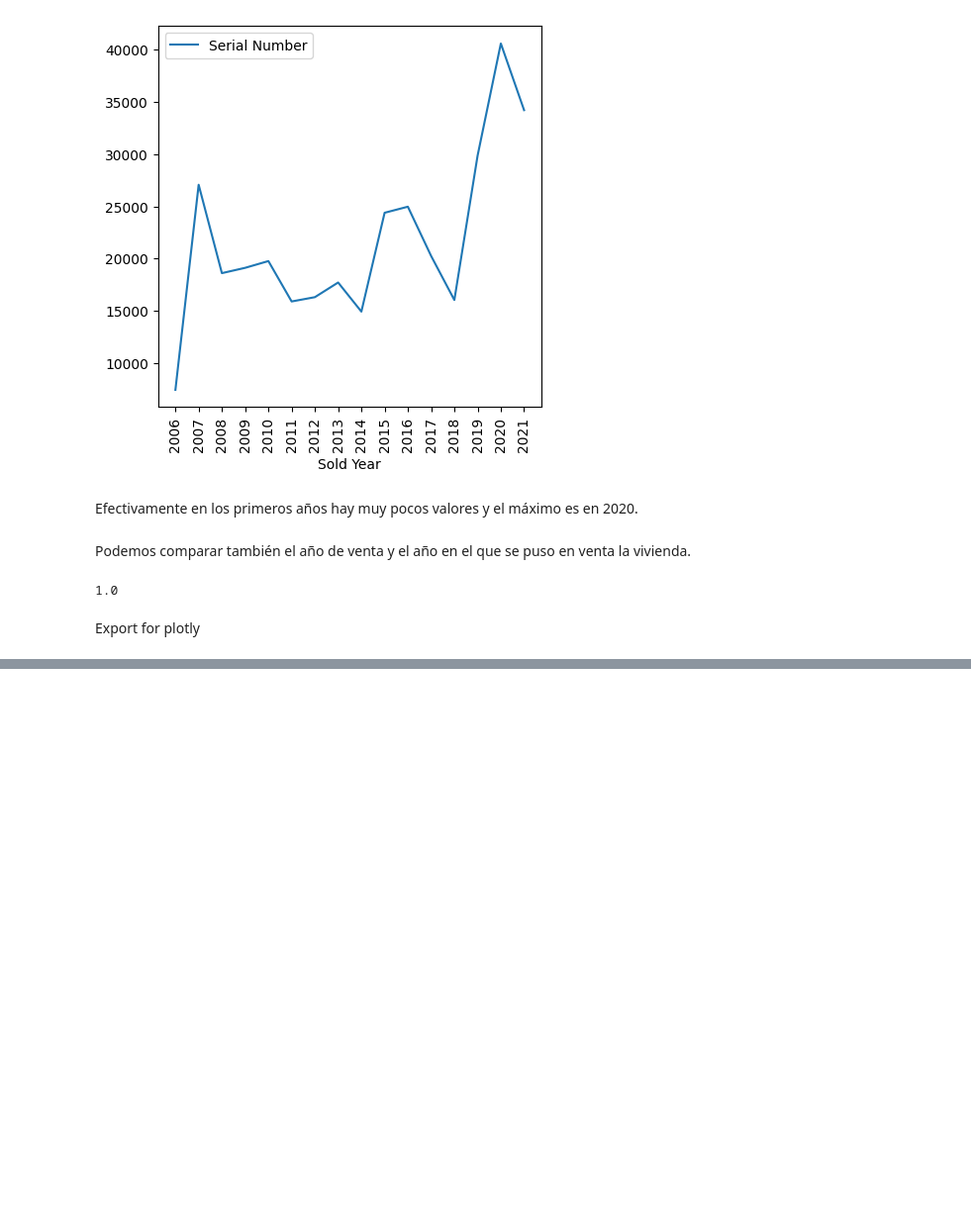
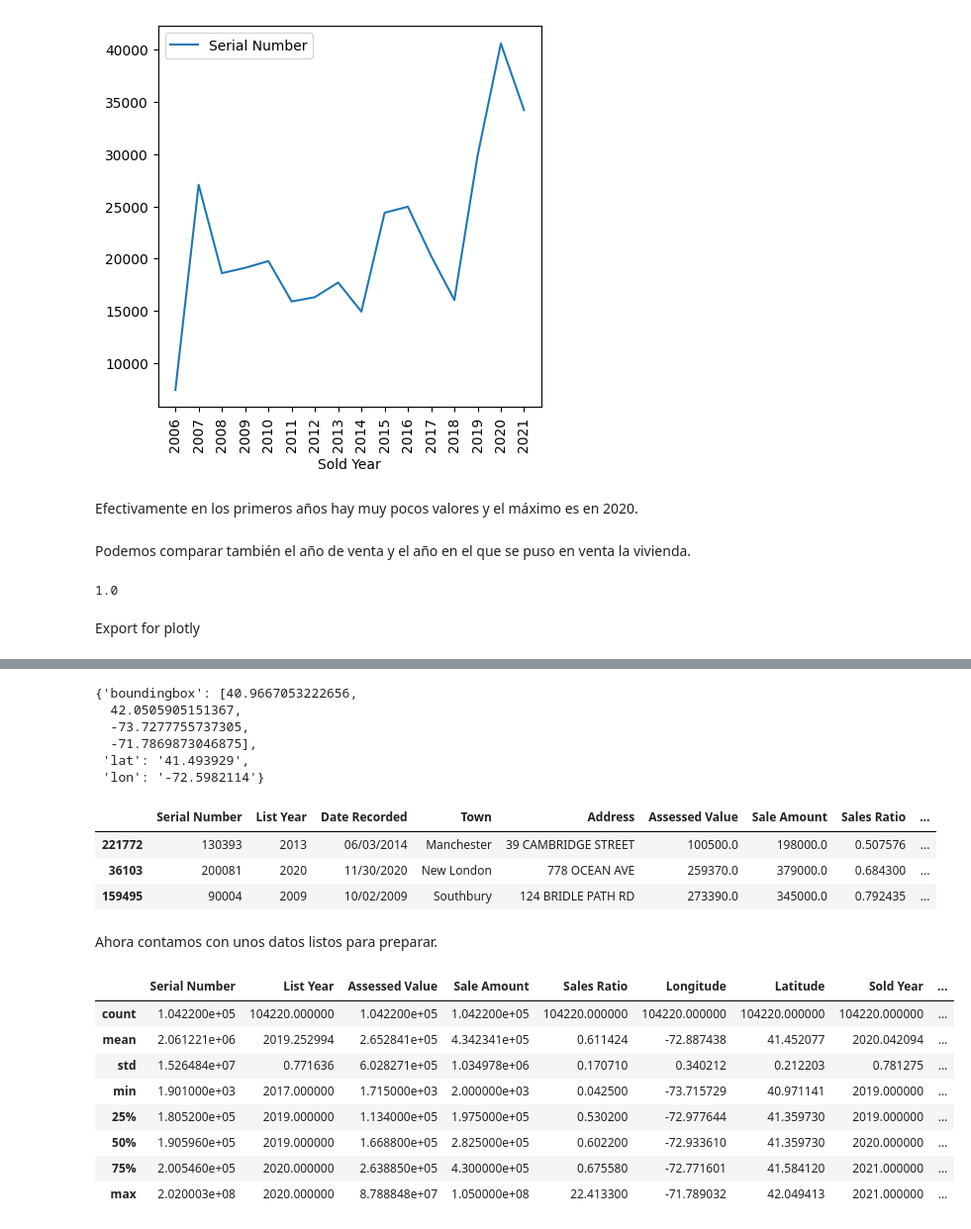
Before and after one commit to emichester/01MIAR_trabajo_final, a Jupyter notebook: Analisis/20230524_Real_State.ipynb, the cells around one changed output, grey strips where cells are left out. Shown at 99% size. Drawn from its saved outputs; the diff is of its cells as text; code cells hidden in the pictures; blank space fills up the shorter version.

```diff
--- a/Analisis/20230524_Real_State.ipynb
+++ b/Analisis/20230524_Real_State.ipynb
@@ -636,0 +717,36 @@ ffdata.to_parquet('datos_para_plotly')
+# %%
+dCon = {"boundingbox":["40.9667053222656","42.0505905151367","-73.7277755737305","-71.7869873046875"],"lat":"41.493929","lon":"-72.5982114"}
+for i,f in enumerate(dCon['boundingbox']):
+    dCon['boundingbox'][i] = float(f)
+display(dCon)
+# %% [output]
+{'boundingbox': [40.9667053222656,
+  42.0505905151367,
+  -73.7277755737305,
+  -71.7869873046875],
+ 'lat': '41.493929',
+ 'lon': '-72.5982114'}
+# %%
+mask = ( (ffdata['Longitude']>=dCon['boundingbox'][2]) & ((ffdata['Longitude']<=dCon['boundingbox'][3]))
+& (ffdata['Latitude']>=dCon['boundingbox'][0]) & ((ffdata['Latitude']<=dCon['boundingbox'][1])) )
+ffdata = ffdata[mask]
+display(ffdata.sample(3))
+# %% [output]
+|  | Serial Number | List Year | Date Recorded | Town | Address | Assessed Value | Sale Amount | Sales Ratio | ... |
+| 221772 | 130393 | 2013 | 06/03/2014 | Manchester | 39 CAMBRIDGE STREET | 100500.0 | 198000.0 | 0.507576 | ... |
+| 36103 | 200081 | 2020 | 11/30/2020 | New London | 778 OCEAN AVE | 259370.0 | 379000.0 | 0.684300 | ... |
+| 159495 | 90004 | 2009 | 10/02/2009 | Southbury | 124 BRIDLE PATH RD | 273390.0 | 345000.0 | 0.792435 | ... |
+# %% [markdown]
+Ahora contamos con unos datos listos para preparar.
+# %%
+ffdata[(ffdata['Sold Year']==2019)|(ffdata['Sold Year']==2020)|(ffdata['Sold Year']==2021)].describe()
+# %% [output]
+|  | Serial Number | List Year | Assessed Value | Sale Amount | Sales Ratio | Longitude | Latitude | Sold Year | ... |
+| count | 1.042200e+05 | 104220.000000 | 1.042200e+05 | 1.042200e+05 | 104220.000000 | 104220.000000 | 104220.000000 | 104220.000000 | ... |
+| mean | 2.061221e+06 | 2019.252994 | 2.652841e+05 | 4.342341e+05 | 0.611424 | -72.887438 | 41.452077 | 2020.042094 | ... |
+| std | 1.526484e+07 | 0.771636 | 6.028271e+05 | 1.034978e+06 | 0.170710 | 0.340212 | 0.212203 | 0.781275 | ... |
+| min | 1.901000e+03 | 2017.000000 | 1.715000e+03 | 2.000000e+03 | 0.042500 | -73.715729 | 40.971141 | 2019.000000 | ... |
+| 25% | 1.805200e+05 | 2019.000000 | 1.134000e+05 | 1.975000e+05 | 0.530200 | -72.977644 | 41.359730 | 2019.000000 | ... |
+| 50% | 1.905960e+05 | 2019.000000 | 1.668800e+05 | 2.825000e+05 | 0.602200 | -72.933610 | 41.359730 | 2020.000000 | ... |
+| 75% | 2.005460e+05 | 2020.000000 | 2.638850e+05 | 4.300000e+05 | 0.675580 | -72.771601 | 41.584120 | 2021.000000 | ... |
+| max | 2.020003e+08 | 2020.000000 | 8.788848e+07 | 1.050000e+08 | 22.413300 | -71.789032 | 42.049413 | 2021.000000 | ... |
```
Also changed, not shown: parts of 34 cells of this notebook.
